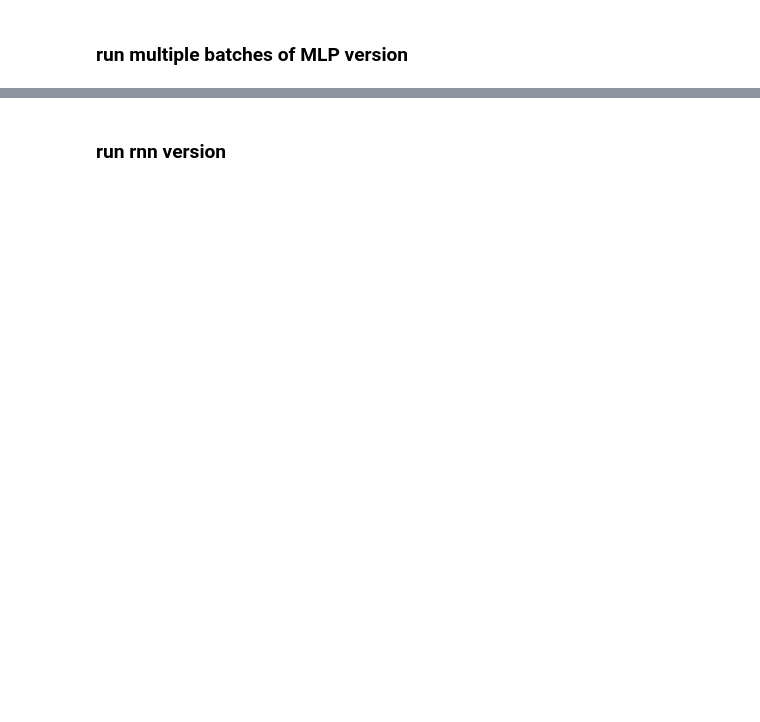
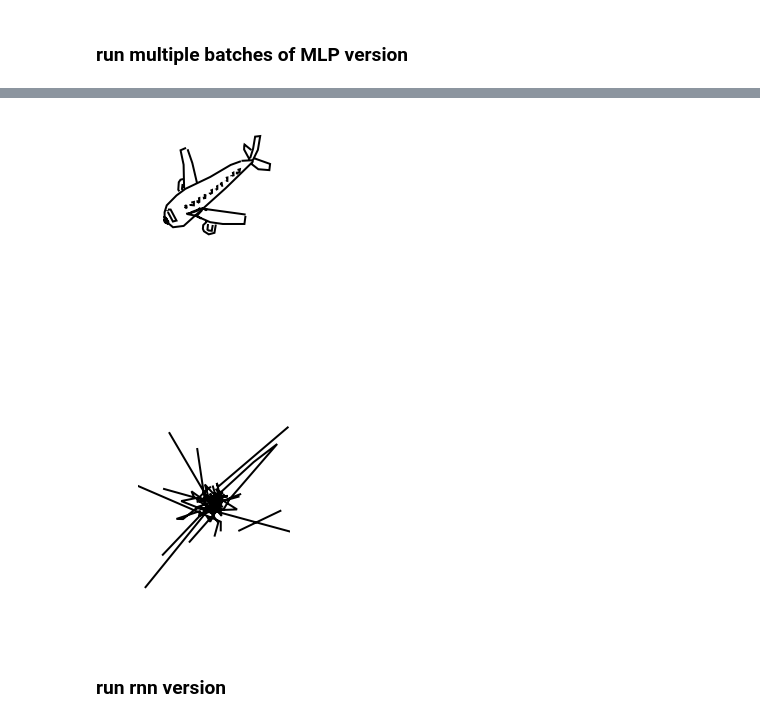
Before and after one commit to judithfan/pix2svg, a Jupyter notebook: tf_sketchy.ipynb, the cells around one changed output, grey strips where cells are left out. Cells and saved outputs as stored; diff of their text form; code cells hidden in the pictures; blank space fills up the shorter version.

```diff
--- a/tf_sketchy.ipynb
+++ b/tf_sketchy.ipynb
@@ -690,0 +823,31 @@ Epoch: 4400 | Loss: 95.8063 | Offset loss: 958.063 | Pen loss: 0.0
+# %%
+### demo of the difference between the absolute pen position and the relative pen position
+plt.figure()
+inds = list(S[(S.photoID=='n02691156_10151') & (S.sketchID==0)].index)
+verts = zip(S1.loc[inds].x.values,S1.loc[inds].y.values)
+codes = S1.loc[inds].pen.values
+path = Path(verts, codes)
+patch = patches.PathPatch(path, facecolor='none', lw=2)
+ax = plt.subplot(121)
+ax.add_patch(patch)
+ax.set_xlim(0,600)
+ax.set_ylim(0,600)
+ax.axis('off')
+plt.gca().invert_yaxis() # y values increase as you go down in image
+plt.show()
+
+inds = list(S[(S.photoID=='n02691156_10151') & (S.sketchID==0)].index)
+verts = zip(S2.loc[inds].x.values,S2.loc[inds].y.values)
+codes = S2.loc[inds].pen.values
+path = Path(verts, codes)
+patch = patches.PathPatch(path, facecolor='none', lw=2)
+ax = plt.subplot(122)
+ax.add_patch(patch)
+ax.set_xlim(-200,200)
+ax.set_ylim(-200,200)
+ax.axis('off')
+plt.gca().invert_yaxis() # y values increase as you go down in image
+plt.show()
+# %% [output]
+[figure, added]
+[figure, added]
```
Also changed, not shown: parts of 13 cells of this notebook.
